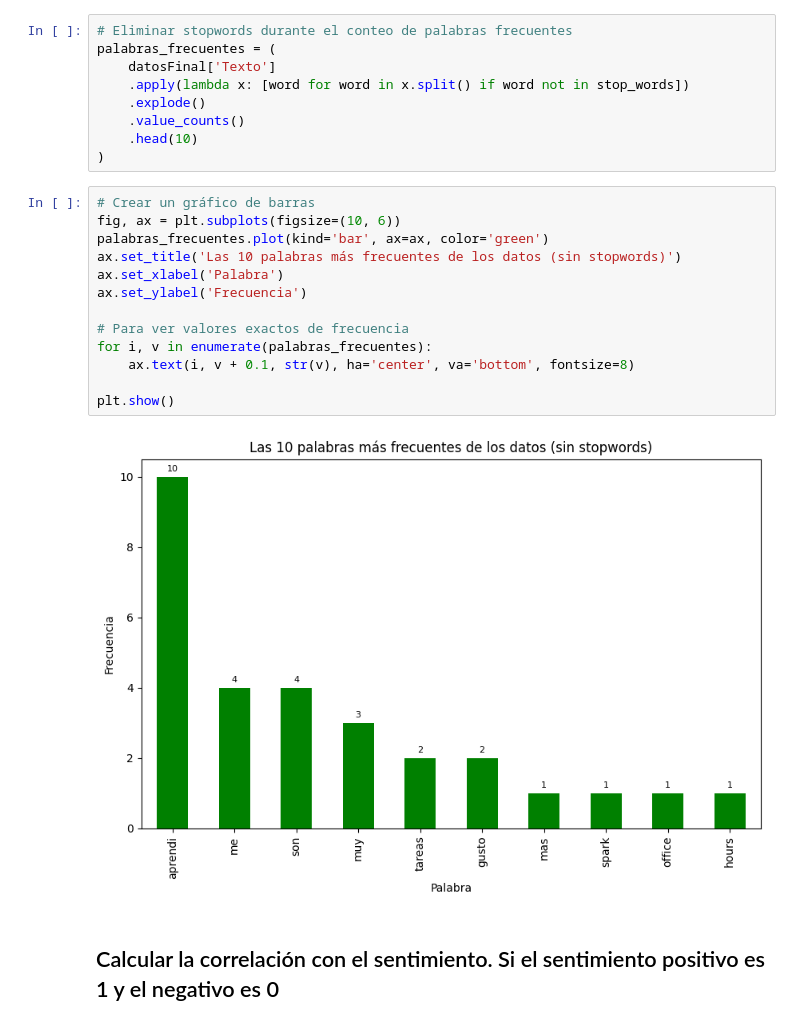
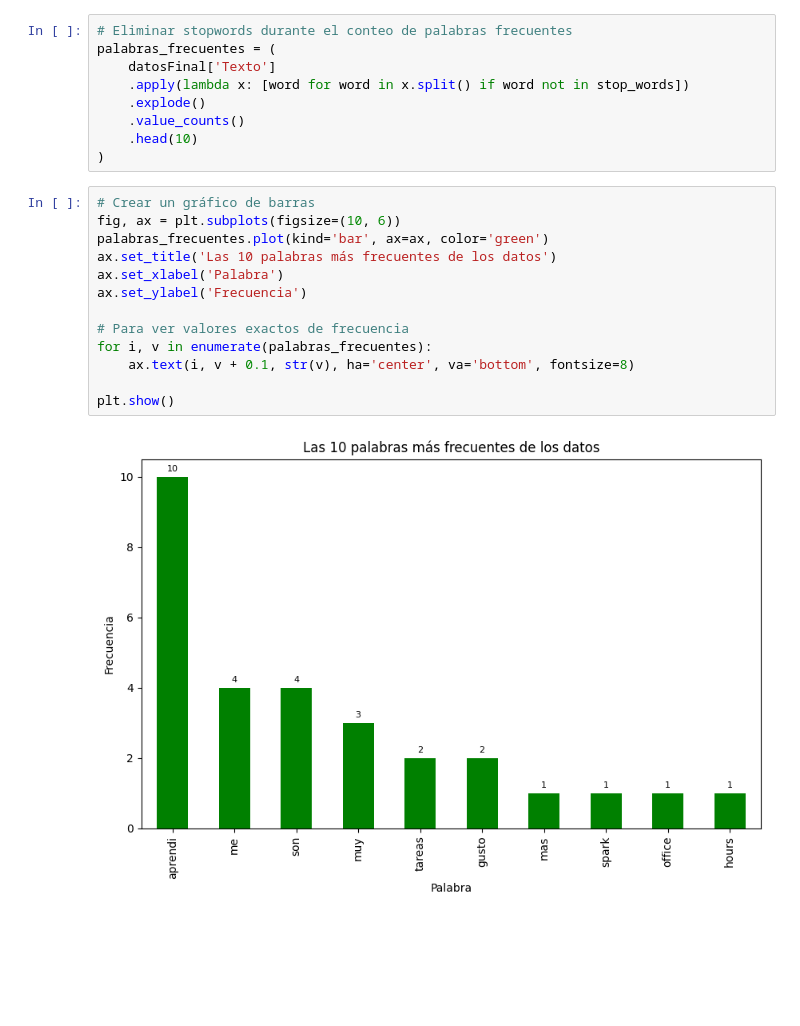
Before and after one commit to MiguelRiosT/Estadistica3_2023-2, a Jupyter notebook: final/punto1.ipynb, the cells around one changed output. Drawn from its saved outputs; the diff is of its cells as text; blank space fills up the shorter version.

```diff
--- a/final/punto1.ipynb
+++ b/final/punto1.ipynb
@@ -54,17 +54,15 @@ palabras_frecuentes = (
 # %%
 # Crear un gráfico de barras
 fig, ax = plt.subplots(figsize=(10, 6))
 palabras_frecuentes.plot(kind='bar', ax=ax, color='green')
-ax.set_title('Las 10 palabras más frecuentes de los datos (sin stopwords)')
+ax.set_title('Las 10 palabras más frecuentes de los datos')
 ax.set_xlabel('Palabra')
 ax.set_ylabel('Frecuencia')
 
 # Para ver valores exactos de frecuencia
 for i, v in enumerate(palabras_frecuentes):
     ax.text(i, v + 0.1, str(v), ha='center', va='bottom', fontsize=8)
 
 plt.show()
 # %% [output]
-[figure, old version]
+[figure, new version]
-# %% [markdown]
-## Calcular la correlación con el sentimiento. Si el sentimiento positivo es 1 y el negativo es 0
```
Also changed, not shown: 3 other files.
